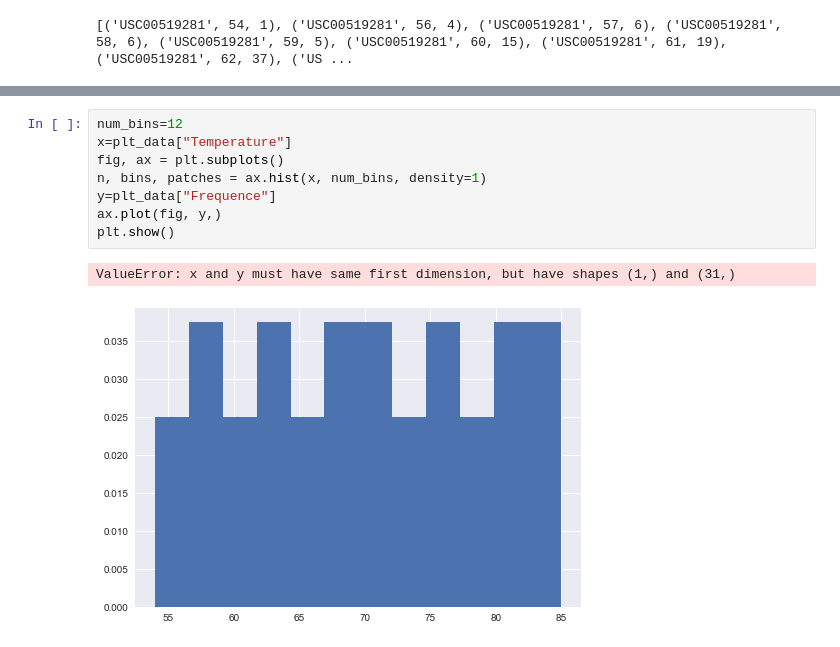
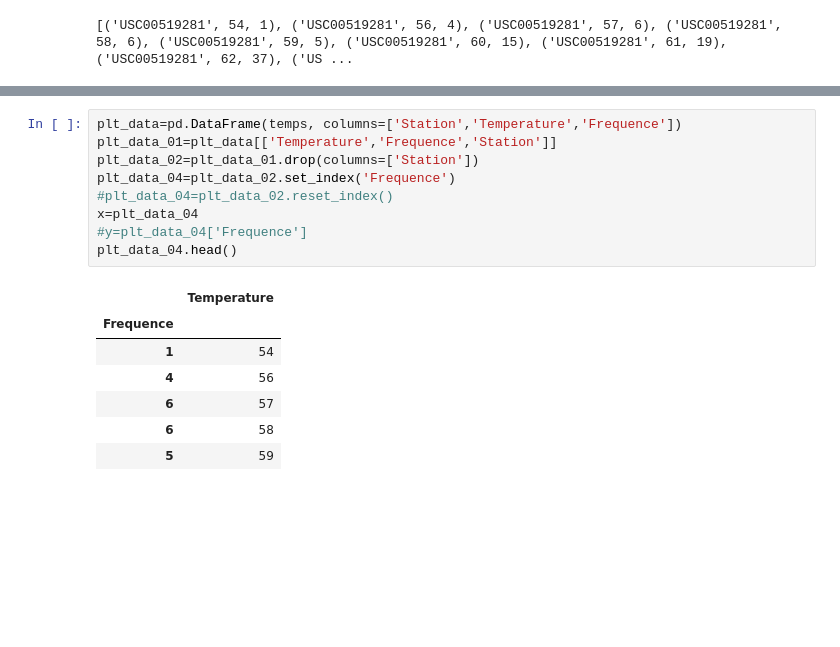
Before and after one commit to TanjaNY/GWU-BC-Homework, a Jupyter notebook: climate_analysis.ipynb, the cells around one changed output, grey strips where cells are left out. Saved outputs shown, nothing was run; the diff lists cells and outputs as text; blank space fills up the shorter version.

```diff
--- a/climate_analysis.ipynb
+++ b/climate_analysis.ipynb
@@ -151,11 +148,17 @@ plt_data
-# %%
-num_bins=12
-x=plt_data["Temperature"]
-fig, ax = plt.subplots()
-n, bins, patches = ax.hist(x, num_bins, density=1)
-y=plt_data["Frequence"]
-ax.plot(fig, y,)
-plt.show()
-# %% [output]
-ValueError: x and y must have same first dimension, but have shapes (1,) and (31,)
-[figure, removed]
+# %%
+plt_data=pd.DataFrame(temps, columns=['Station','Temperature','Frequence'])
+plt_data_01=plt_data[['Temperature','Frequence','Station']]
+plt_data_02=plt_data_01.drop(columns=['Station'])
+plt_data_04=plt_data_02.set_index('Frequence')
+#plt_data_04=plt_data_02.reset_index()
+x=plt_data_04
+#y=plt_data_04['Frequence']
+plt_data_04.head()
+# %% [output]
+|  | Temperature |
+| Frequence |  |
+| 1 | 54 |
+| 4 | 56 |
+| 6 | 57 |
+| 6 | 58 |
+| 5 | 59 |
```
Also changed, not shown: parts of 13 cells of this notebook.
